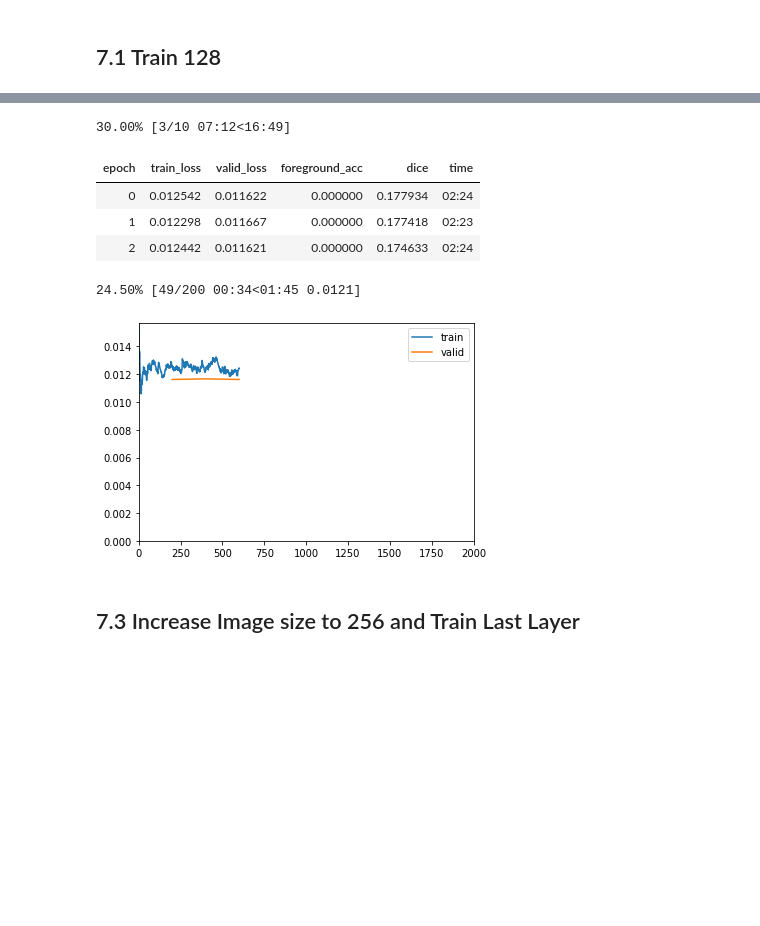
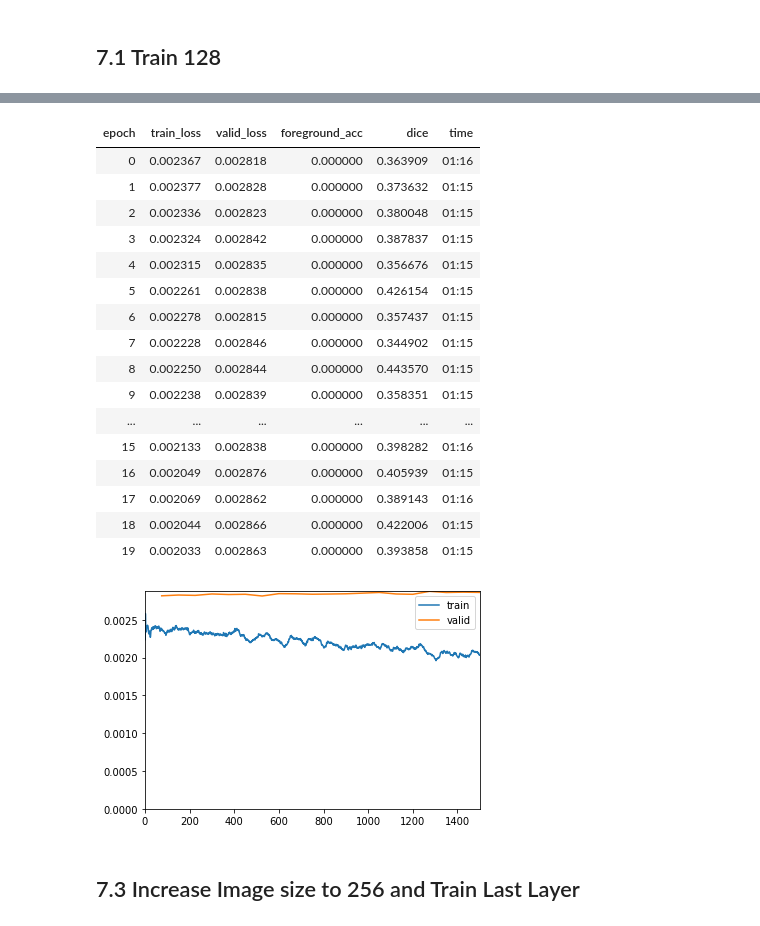
Before and after one commit to mrkcmd/bualabs, a Jupyter notebook: nbs/03c_image_segmentation_siim_acr_pneumothorax_fastai2.ipynb, the cells around one changed output, grey strips where cells are left out. Cells and saved outputs as stored; diff of their text form; code cells hidden in the pictures; blank space fills up the shorter version.

Commit message:
Use pretrained resnet34 model.

```diff
--- a/nbs/03c_image_segmentation_siim_acr_pneumothorax_fastai2.ipynb
+++ b/nbs/03c_image_segmentation_siim_acr_pneumothorax_fastai2.ipynb
@@ -446,9 +437,9 @@ config = unet_config(self_attention=True, blur=True, blur_final=True, act_cls=Mi
 opt_func = ranger
 # %%
 def getLearner(dls):
-    return unet_learner(dls, xresnet34, metrics=metrics, config=config,
+    return unet_learner(dls, resnet34, metrics=metrics, config=config,
                      loss_func=loss_func,
-                     pretrained=False,
+                     pretrained=True,
                      path=learner_path,
                      opt_func=opt_func, cbs=[ShowGraphCallback]).to_fp16()
 # %%
@@ -468,4 +475,7 @@ lrs = slice(2e-5, 2e-3)
+# %%
+# lrs = slice(3e-5, 3e-3)
+lrs = 6e-3
 # %%
-learn.fit_flat_cos(8, lr=lrs)
+learn.fit_flat_cos(20, lr=lrs)
 # %% [output]
 | epoch | train_loss | valid_loss | foreground_acc | dice | time |
@@ -491,15 +505,26 @@ SuggestedLRs(lr_min=0.002754228748381138, lr_steep=0.02290867641568184)
 # %%
-lrs = slice(1e-6, 1e-4)
+lrs = slice(3e-6, 3e-4)
 # %%
-learn.fit_flat_cos(10, lr=lrs)
+learn.fit_flat_cos(20, lr=lrs)
 # %% [output]
-30.00% [3/10 07:12<16:49]
 | epoch | train_loss | valid_loss | foreground_acc | dice | time |
-| 0 | 0.012542 | 0.011622 | 0.000000 | 0.177934 | 02:24 |
-| 1 | 0.012298 | 0.011667 | 0.000000 | 0.177418 | 02:23 |
-| 2 | 0.012442 | 0.011621 | 0.000000 | 0.174633 | 02:24 |
+| 0 | 0.002367 | 0.002818 | 0.000000 | 0.363909 | 01:16 |
+| 1 | 0.002377 | 0.002828 | 0.000000 | 0.373632 | 01:15 |
+| 2 | 0.002336 | 0.002823 | 0.000000 | 0.380048 | 01:15 |
+| 3 | 0.002324 | 0.002842 | 0.000000 | 0.387837 | 01:15 |
+| 4 | 0.002315 | 0.002835 | 0.000000 | 0.356676 | 01:15 |
+| 5 | 0.002261 | 0.002838 | 0.000000 | 0.426154 | 01:15 |
+| 6 | 0.002278 | 0.002815 | 0.000000 | 0.357437 | 01:15 |
+| 7 | 0.002228 | 0.002846 | 0.000000 | 0.344902 | 01:15 |
+| 8 | 0.002250 | 0.002844 | 0.000000 | 0.443570 | 01:15 |
+| 9 | 0.002238 | 0.002839 | 0.000000 | 0.358351 | 01:15 |
+| ... | ... | ... | ... | ... | ... |
+| 15 | 0.002133 | 0.002838 | 0.000000 | 0.398282 | 01:16 |
+| 16 | 0.002049 | 0.002876 | 0.000000 | 0.405939 | 01:15 |
+| 17 | 0.002069 | 0.002862 | 0.000000 | 0.389143 | 01:16 |
+| 18 | 0.002044 | 0.002866 | 0.000000 | 0.422006 | 01:15 |
+| 19 | 0.002033 | 0.002863 | 0.000000 | 0.393858 | 01:15 |
-24.50% [49/200 00:34<01:45 0.0121]
-[figure, old version]
+[figure, new version]
 # %%
 learn.save('03c-unet-resnet34-128-2')
 # %%
```
Also changed, not shown: parts of 16 cells of this notebook.
